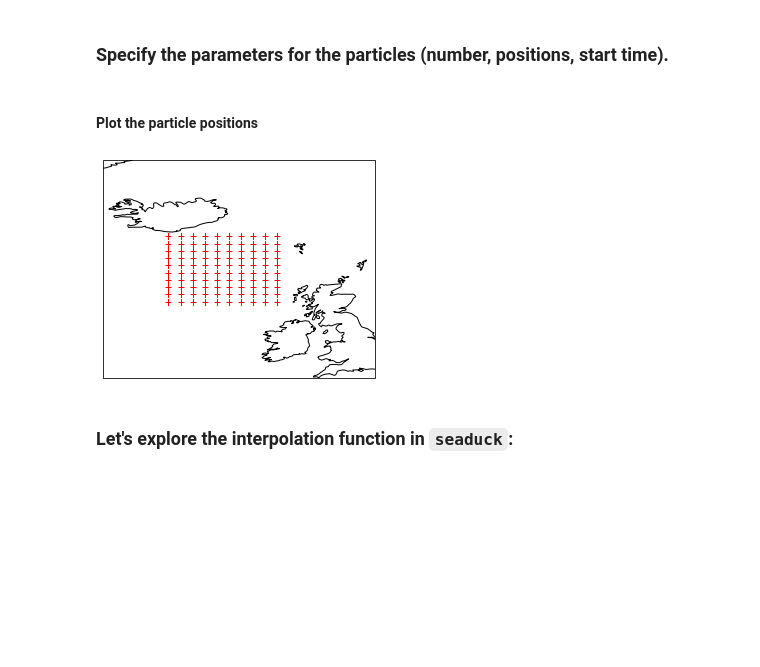
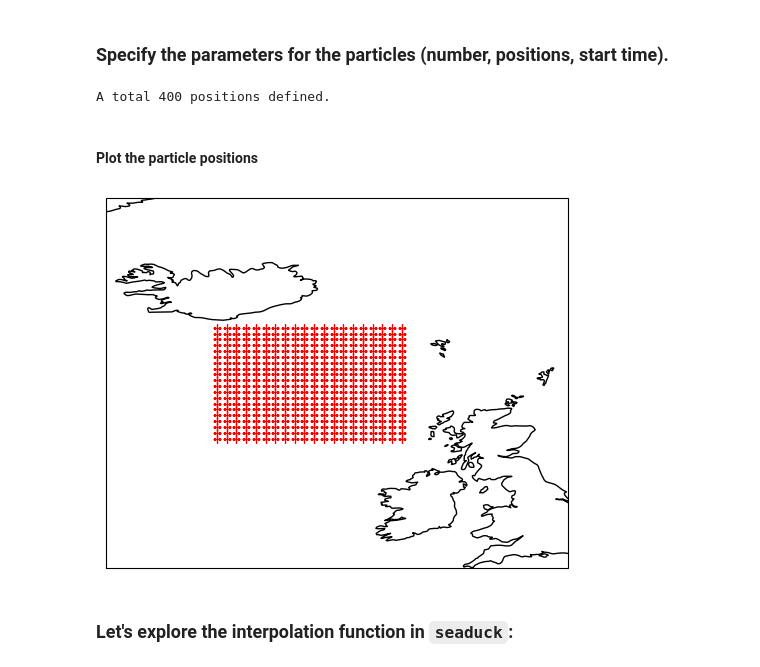
Before and after one commit to MaceKuailv/seaduck, a Jupyter notebook: docs/Global_ECCO.ipynb, the cells around one changed output. Drawn from its saved outputs; the diff is of its cells as text; code cells hidden in the pictures; blank space fills up the shorter version.

```diff
--- a/docs/Global_ECCO.ipynb
+++ b/docs/Global_ECCO.ipynb
@@ -44,3 +50,27 @@ Warning:overwriting the inheritance oject to None, because we ignore masking
 # %% [markdown]
 ### Specify the parameters for the particles (number, positions, start time).
+# %%
+# Define the extend of the box
+west = -19.0
+east= -9.0
+south = 57.0
+north = 63.0
+shallow = -10.0
+deep = -10.0
+
+time = "1992-02-15"
+
+Nlon = 20  # How many along longitudinal direction?
+Nlat = 20  # How many along latitudinal direction?
+Ndep = 1  # How many along vertical direction?
+
+x, y, z, t = sd.utils.easy_3d_cube(
+    (east, west, Nlon),
+    (south, north, Nlat),
+    (shallow, deep, Ndep),
+    time,
+    print_total_number=True,
+)
+# %% [output]
+A total 400 positions defined.
 # %%
@@ -74,13 +105,13 @@ t = (
 #### Plot the particle positions
 # %%
 ax = plt.axes(projection=ccrs.PlateCarree())
-ax.plot(xxx, yyy, "r+")
+ax.plot(x, y, "r+")
 ax.coastlines()
 ax.set_xlim([-25, 0])
 ax.set_ylim([50, 70])
 plt.show()
 # %% [output]
-[figure, old version]
+[figure, new version]
 # %% [markdown]
 ### Let's explore the interpolation function in `seaduck`:
 # %%
```
Also changed, not shown: parts of 22 cells of this notebook, 2 other files.
